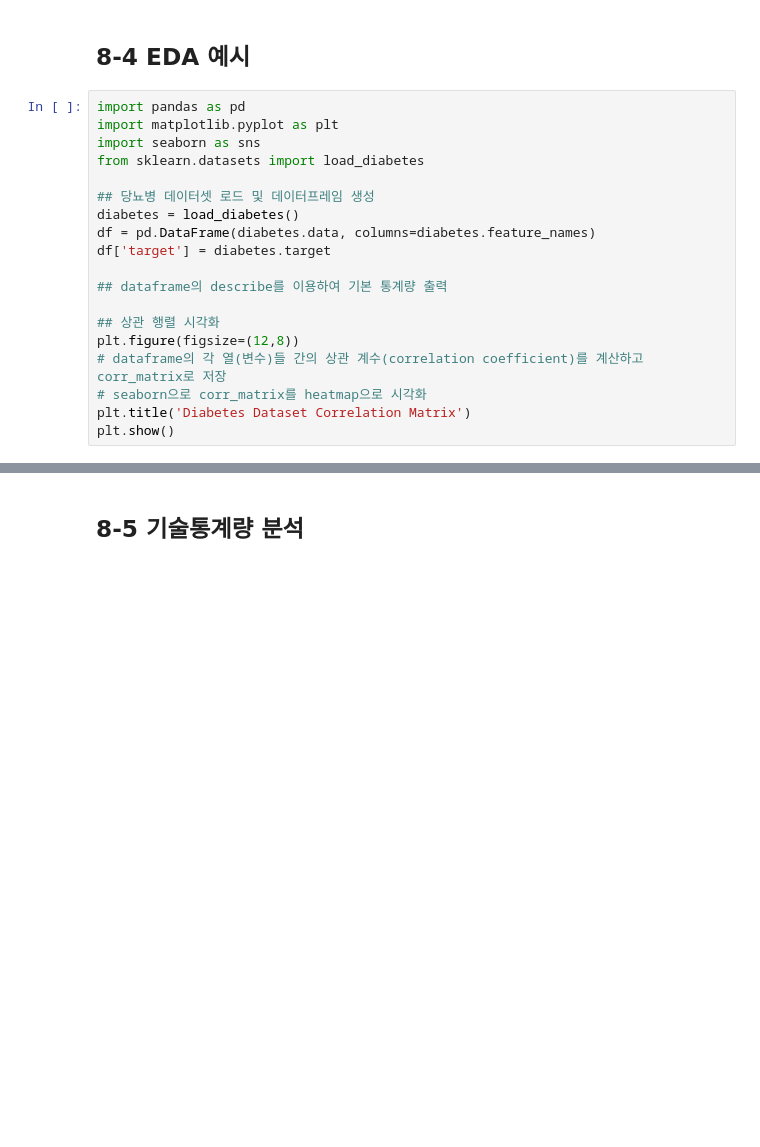
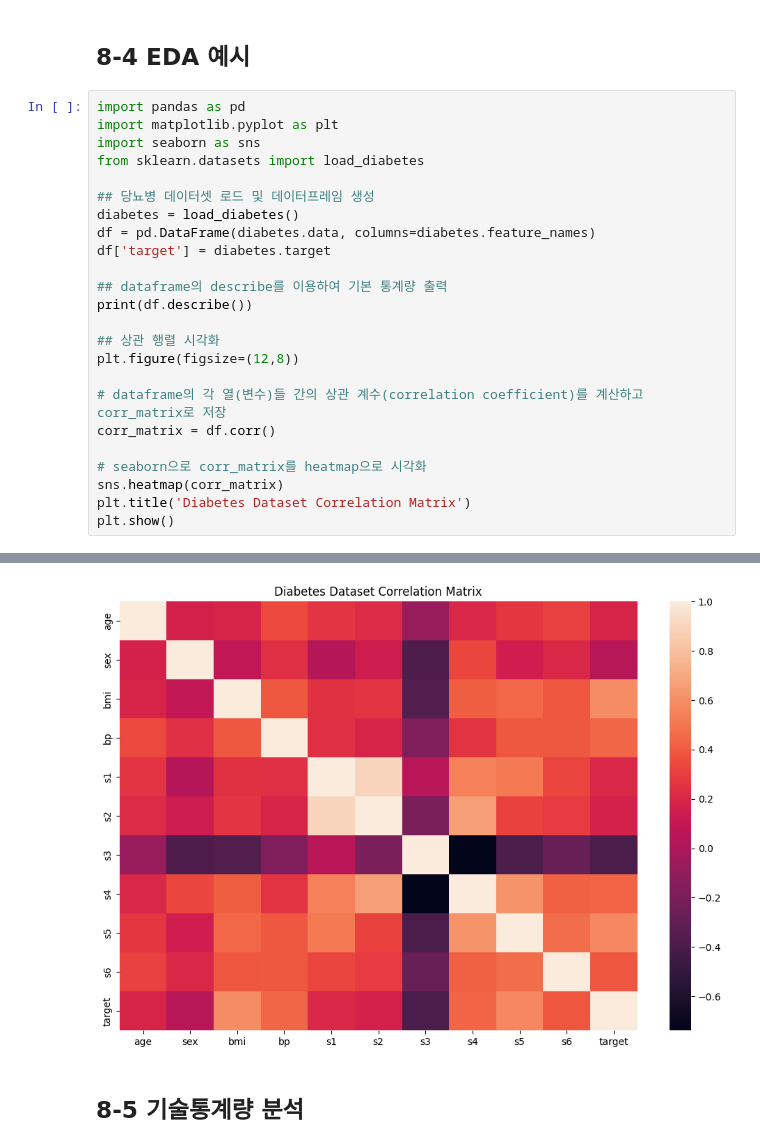
Before and after one commit to jj-it-lab/Data-Analysis-with-Open-Source, a Jupyter notebook: 오픈소스_데이터_분석_8강.ipynb, the cells around one changed output, grey strips where cells are left out. Cells and saved outputs as stored; diff of their text form; blank space fills up the shorter version.

```diff
--- a/오픈소스_데이터_분석_8강.ipynb
+++ b/오픈소스_데이터_분석_8강.ipynb
@@ -125,10 +131,16 @@ df = pd.DataFrame(diabetes.data, columns=diabetes.feature_names)
 df['target'] = diabetes.target
 
 ## dataframe의 describe를 이용하여 기본 통계량 출력
+print(df.describe())
 
 ## 상관 행렬 시각화
 plt.figure(figsize=(12,8))
+
 # dataframe의 각 열(변수)들 간의 상관 계수(correlation coefficient)를 계산하고 corr_matrix로 저장
+corr_matrix = df.corr()
+
 # seaborn으로 corr_matrix를 heatmap으로 시각화
+sns.heatmap(corr_matrix)
 plt.title('Diabetes Dataset Correlation Matrix')
 plt.show()
+# %% [output]
@@ -135,3 +164,4 @@ plt.show()
+[figure, added]
 # %% [markdown]
 ## 8-5 기술통계량 분석
 # %%
```
Also changed, not shown: parts of 2 cells of this notebook.
